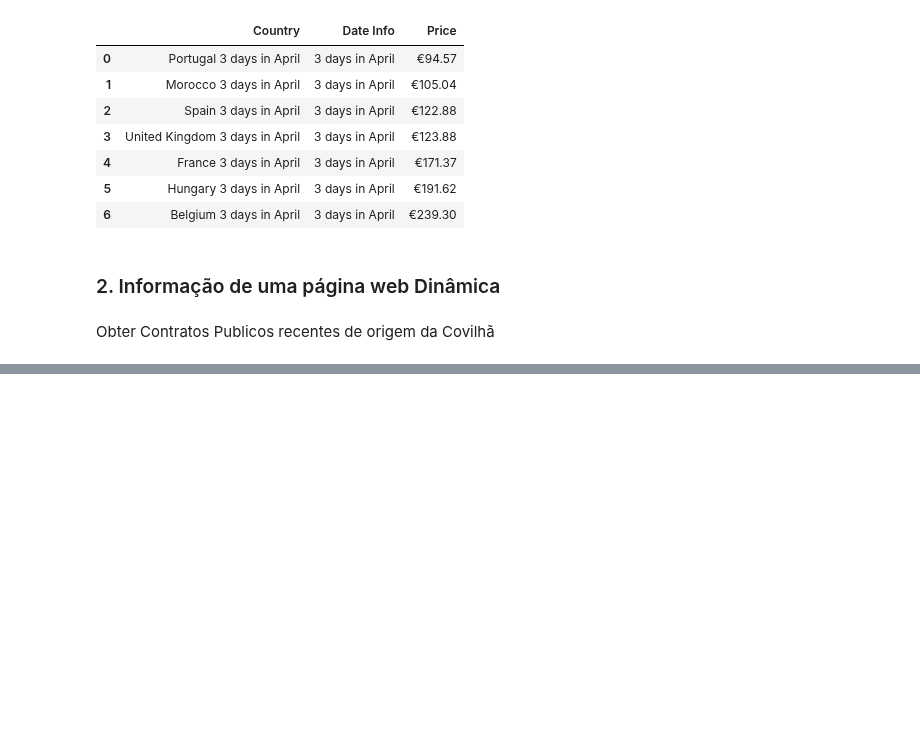
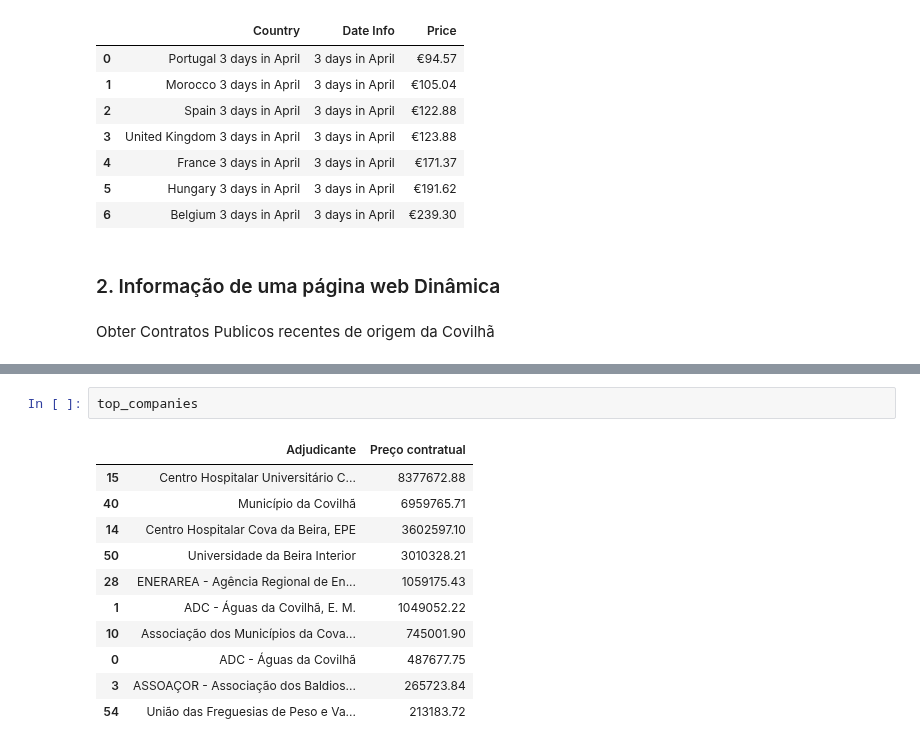
Before and after one commit to renejerez/ubi-master-computer-engineering, a Jupyter notebook: 14479-DS/Mini_Projeto_02/Mini_Projeto_02.ipynb, the cells around one changed output, grey strips where cells are left out. Cells and saved outputs as stored; diff of their text form; blank space fills up the shorter version.

```diff
--- a/14479-DS/Mini_Projeto_02/Mini_Projeto_02.ipynb
+++ b/14479-DS/Mini_Projeto_02/Mini_Projeto_02.ipynb
@@ -303,0 +408,14 @@ df_rows.head()
+# %%
+top_companies
+# %% [output]
+|  | Adjudicante | Preço contratual |
+| 15 | Centro Hospitalar Universitário C... | 8377672.88 |
+| 40 | Município da Covilhã | 6959765.71 |
+| 14 | Centro Hospitalar Cova da Beira, EPE | 3602597.10 |
+| 50 | Universidade da Beira Interior | 3010328.21 |
+| 28 | ENERAREA - Agência Regional de En... | 1059175.43 |
+| 1 | ADC - Águas da Covilhã, E. M. | 1049052.22 |
+| 10 | Associação dos Municípios da Cova... | 745001.90 |
+| 0 | ADC - Águas da Covilhã | 487677.75 |
+| 3 | ASSOAÇOR - Associação dos Baldios... | 265723.84 |
+| 54 | União das Freguesias de Peso e Va... | 213183.72 |
```
Also changed, not shown: parts of 13 cells of this notebook.
